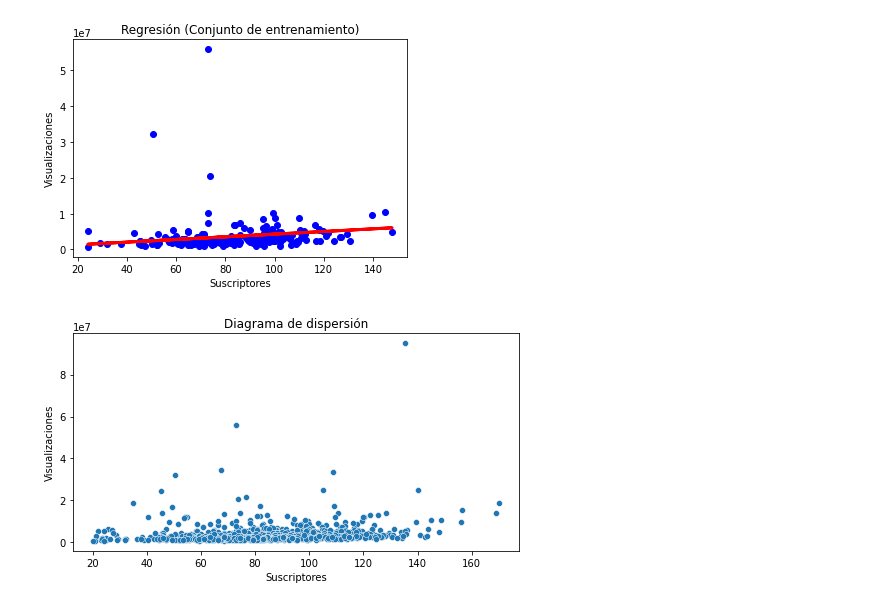
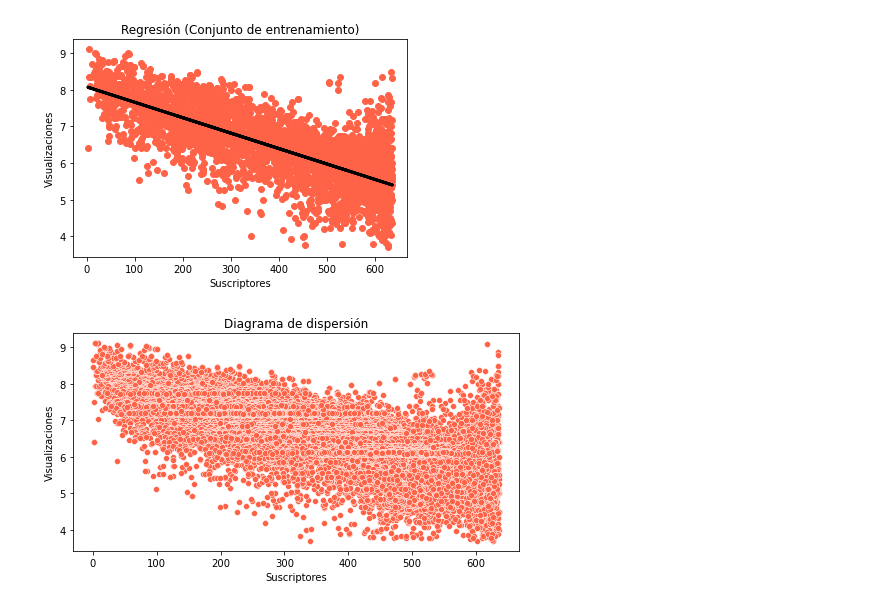
Before and after one commit to Adalab/Adalab-DA-promo-A-module-3-pairprog-3-pair-4-Alicia-Lidia, a Jupyter notebook: Regresión/Regresión 2/Pair_regresión _2.ipynb, the cells around one changed output. Saved outputs shown, nothing was run; the diff lists cells and outputs as text; code cells hidden in the pictures.

```diff
--- a/Regresión/Regresión 2/Pair_regresión _2.ipynb
+++ b/Regresión/Regresión 2/Pair_regresión _2.ipynb
@@ -14,4 +18,4 @@ from sklearn.metrics import r2_score, mean_squared_error, mean_absolute_error
 # %%
-df = pd.read_csv('tiktok_top_1000.csv', index_col=0)
+df = pd.read_csv('animes1.csv', index_col=0)
 df.head()
 # %% [output]
@@ -150,25 +163,25 @@ LR.fit(x_train_ajus, y_train_ajus)
 y_predict_train_ajus = LR.predict(x_train_ajus)
 y_prediction_ajus = LR.predict(x_test_ajus)
 # %%
-plt.scatter(x_test_ajus,y_test_ajus,color="blue")  # Plot a graph with X_train vs y_train
-plt.plot(x_test_ajus,y_prediction_ajus,color="red",linewidth=3)
+plt.scatter(x_test_ajus,y_test_ajus,color="tomato")
+plt.plot(x_test_ajus,y_prediction_ajus,color="black",linewidth=3)
 plt.title('Regresión (Conjunto de entrenamiento)')
 plt.xlabel('Suscriptores')
 plt.ylabel('Visualizaciones')
 plt.show()
 # %% [output]
-[figure, old version]
+[figure, new version]
 # %%
 residuals_ajus = (y_test_ajus - y_prediction_ajus)
 # %%
 #Linealidad
 plt.figure(figsize =(8,4))
-fig = sns.scatterplot(x='subscribers_count_lambda' , y='views_avg.' , data = df, ci= None)
+fig = sns.scatterplot(x='popularity_box' , y='score' , data = df, ci= None, color='tomato')
 fig.set(xlabel='Suscriptores', ylabel = 'Visualizaciones')
 fig.set_title('Diagrama de dispersión')
 plt.show()
 # %% [output]
-[figure, old version]
+[figure, new version]
 # %%
 #Independencia
 
```
Also changed, not shown: parts of 34 cells of this notebook, 15 other files.
